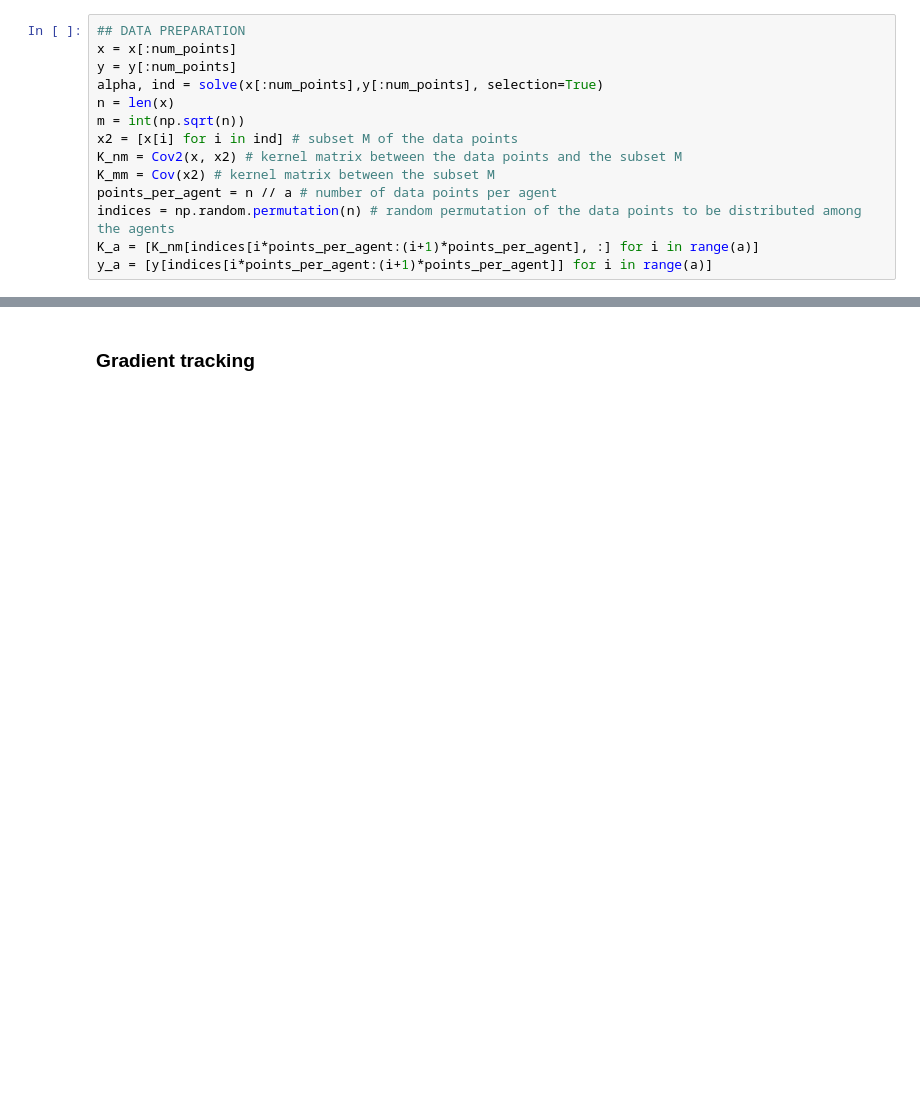
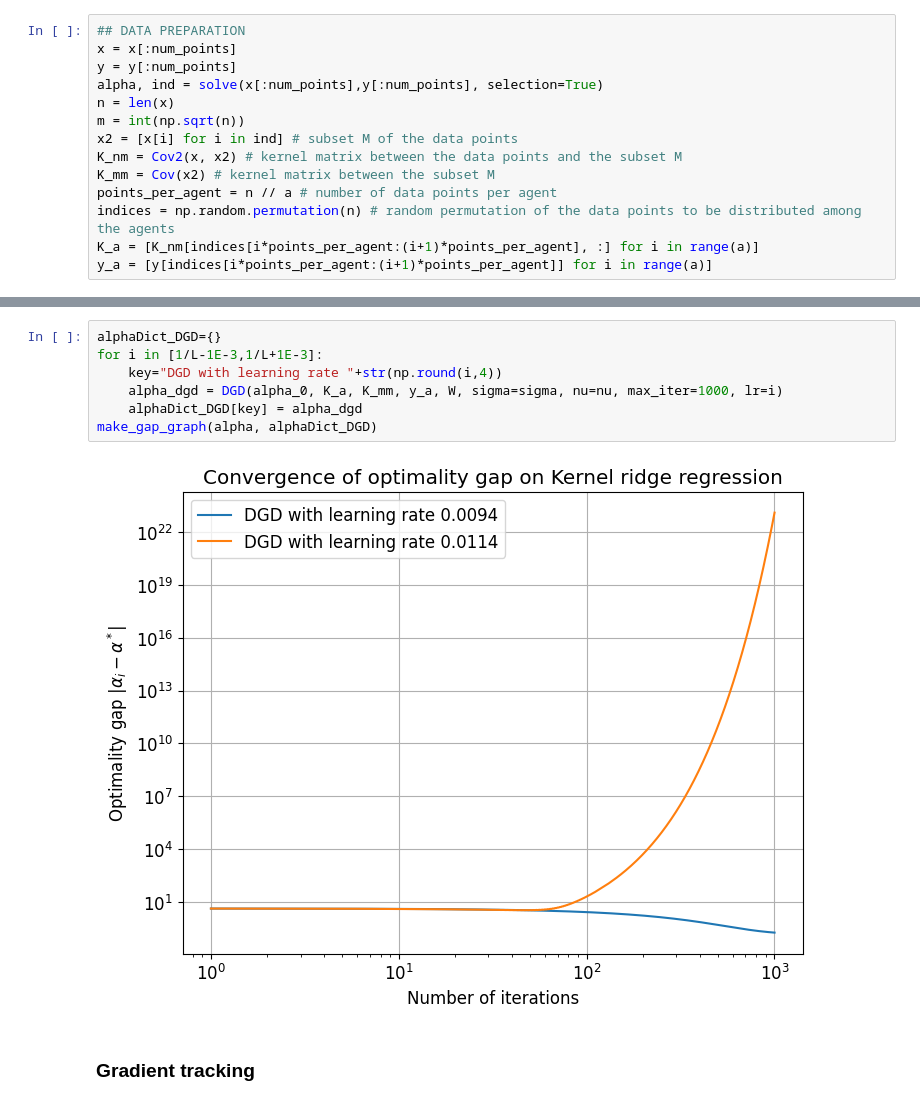
Before and after one commit to Loris-Manganelli/projet-cooperative-optimisation, a Jupyter notebook: Notebook.ipynb, the cells around one changed output, grey strips where cells are left out. Saved outputs shown, nothing was run; the diff lists cells and outputs as text; blank space fills up the shorter version.

```diff
--- a/Notebook.ipynb
+++ b/Notebook.ipynb
@@ -56,3 +60,12 @@ plt.show()
+# %%
+alphaDict_DGD={}
+for i in [1/L-1E-3,1/L+1E-3]:
+    key="DGD with learning rate "+str(np.round(i,4))
+    alpha_dgd = DGD(alpha_0, K_a, K_mm, y_a, W, sigma=sigma, nu=nu, max_iter=1000, lr=i)
+    alphaDict_DGD[key] = alpha_dgd
+make_gap_graph(alpha, alphaDict_DGD)
+# %% [output]
+[figure, added]
 # %% [markdown]
 ### Gradient tracking
 # %%
```
Also changed, not shown: parts of 11 cells of this notebook, 2 other files.
